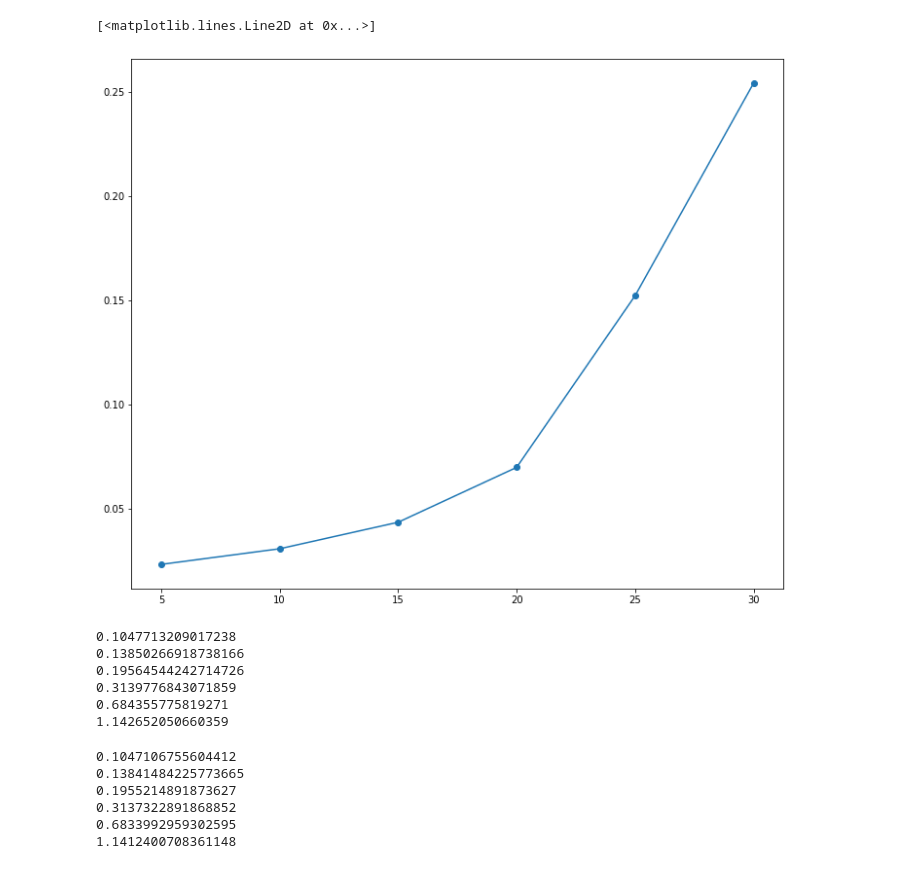
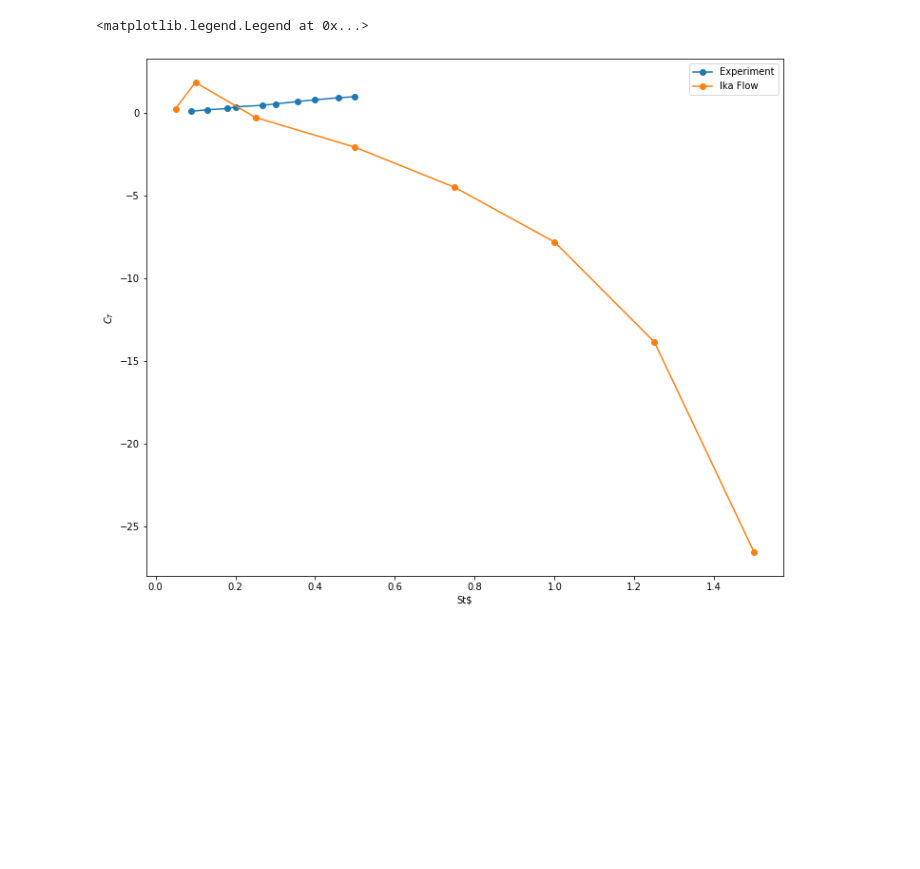
Before and after one commit to michaelcoe/Ika-Flow, a Jupyter notebook: OpenFOAM/postProcessing/plotForces_singleCase.ipynb, the cells around one changed output. Drawn from its saved outputs; the diff is of its cells as text; code cells hidden in the pictures; blank space fills up the shorter version.

```diff
--- a/OpenFOAM/postProcessing/plotForces_singleCase.ipynb
+++ b/OpenFOAM/postProcessing/plotForces_singleCase.ipynb
@@ -88,27 +92,0 @@ ax1.legend()
-# %%
-fig2, ax2 = plt.subplots(figsize=(12,10))
-ax2.plot(alpha_max, average_fx, 'o-', label='simulated data')
-# %% [output]
-[<matplotlib.lines.Line2D at 0x...>]
-[figure, removed]
-# %%
-for force in forces:
-    print(force.averageFilteredForces['total']['x']/(0.5*998.2*0.667**2*chord))
-# %% [output]
-0.1047713209017238
-0.13850266918738166
-0.19564544242714726
-0.3139776843071859
-0.684355775819271
-1.142652050660359
-# %%
-
-for coeff in coeffs:
-    print(coeff.averageCoefficients['Cd'])
-# %% [output]
-0.1047106755604412
-0.13841484225773665
-0.1955214891873627
-0.3137322891868852
-0.6833992959302595
-1.1412400708361148
@@ -114,0 +96,15 @@ for coeff in coeffs:
+# %%
+e_force = np.array([0.1307, 0.1039596, -0.0026195355, -0.188966, -0.559039, -1.139087, -1.8766147, -2.850414246, -8.68766])
+e_st = np.array([0.05, 0.1, 0.25, 0.5, 0.75, 1, 1.25, 1.5, 2.5])
+
+fig2, ax2 = plt.subplots(figsize=(12,10))
+ax2.plot(e_st, e_force, 'o-', label="Experiment")
+ax2.plot(St[:-1], average_fx[:-1], 'o-', label='Ika Flow')
+
+ax2.set_xlabel(r'St$')
+ax2.set_ylabel('$C_T$')
+
+ax2.legend()
+# %% [output]
+<matplotlib.legend.Legend at 0x...>
+[figure, added]
```
Also changed, not shown: parts of 4 cells of this notebook, 3 other files.
